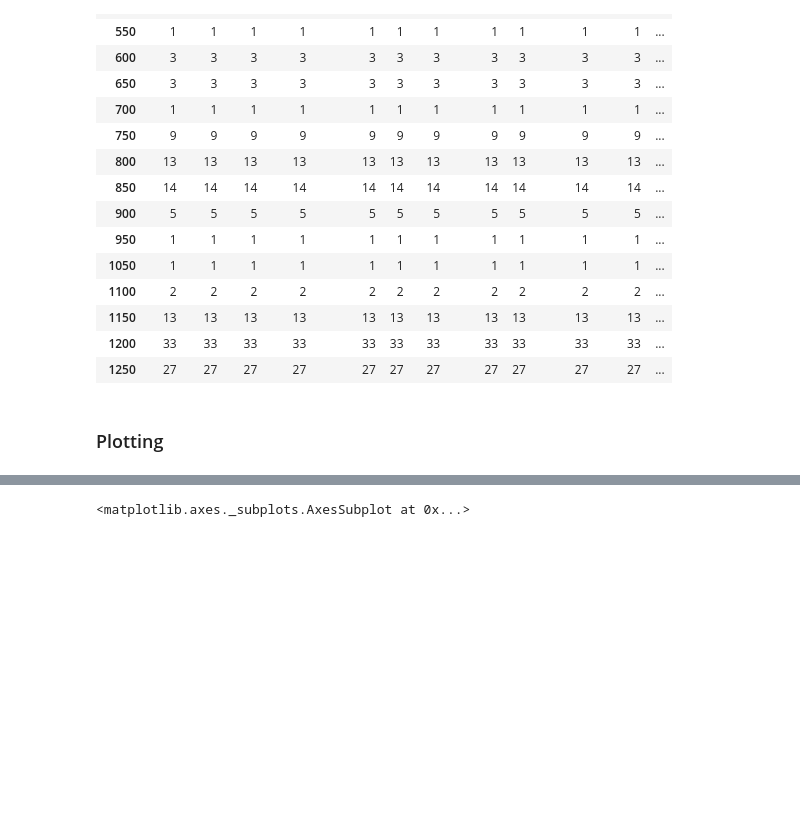
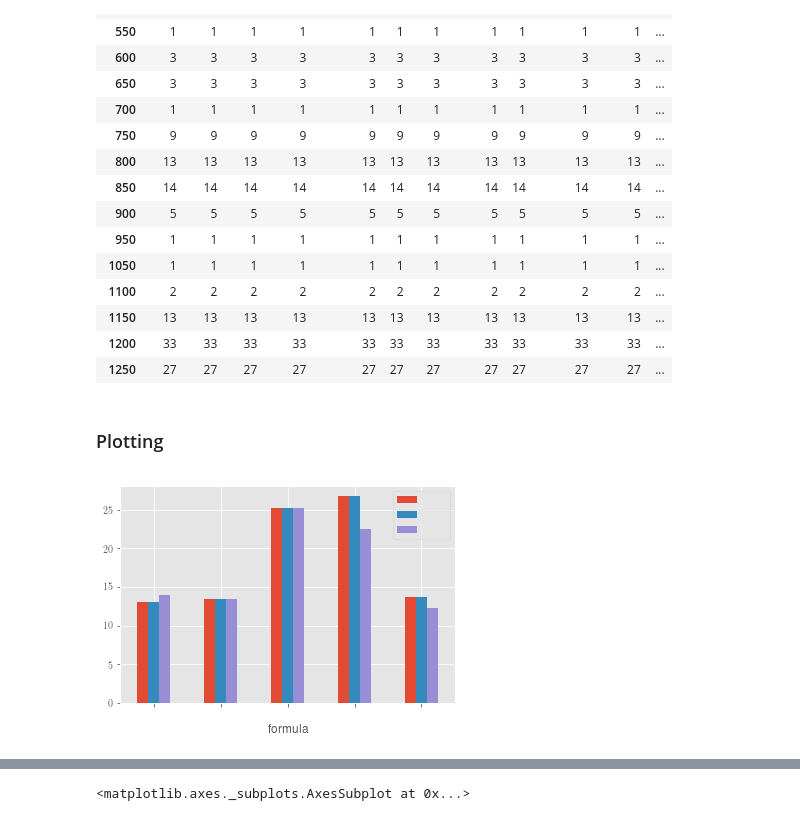
Before and after one commit to wd15/python-novice-gapminder-sciserver, a Jupyter notebook: python_gapminder_jarvis.ipynb, the cells around one changed output, grey strips where cells are left out. Drawn from its saved outputs; the diff is of its cells as text; code cells hidden in the pictures; blank space fills up the shorter version.

```diff
--- a/python_gapminder_jarvis.ipynb
+++ b/python_gapminder_jarvis.ipynb
@@ -652,0 +650,11 @@ import matplotlib.pyplot as plt
+# %%
+%matplotlib inline
+import matplotlib.pyplot as plt
+import pandas
+
+plt.style.use('ggplot')
+data_all = pandas.read_csv('data/jarvis_all.csv', index_col='formula')
+eps = data_all.loc['Si', 'epsx':'epsz']
+ax = eps.plot(kind="bar");
+# %% [output]
+[figure, added]
```
Also changed, not shown: parts of 11 cells of this notebook, 7 other files.
